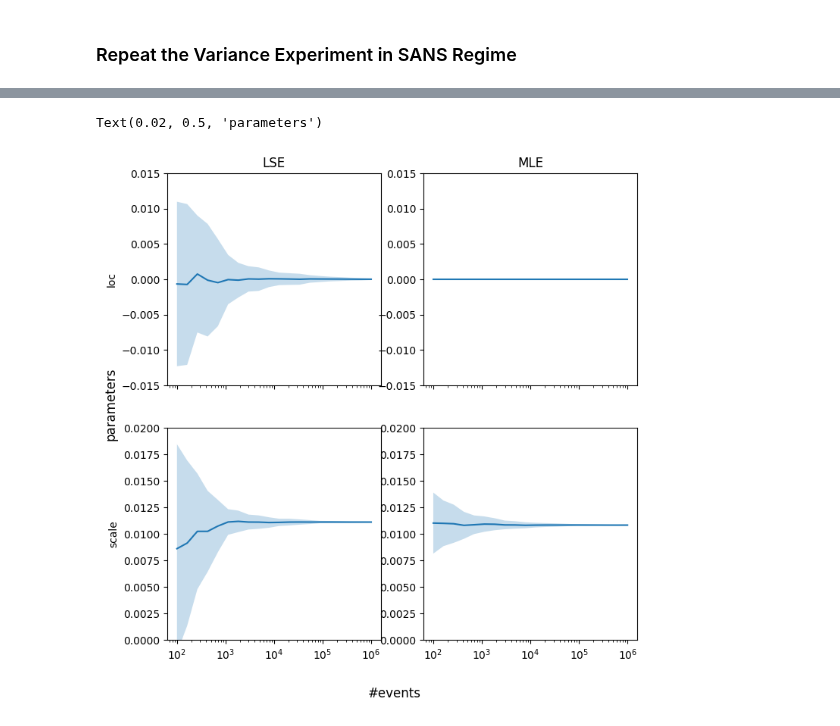
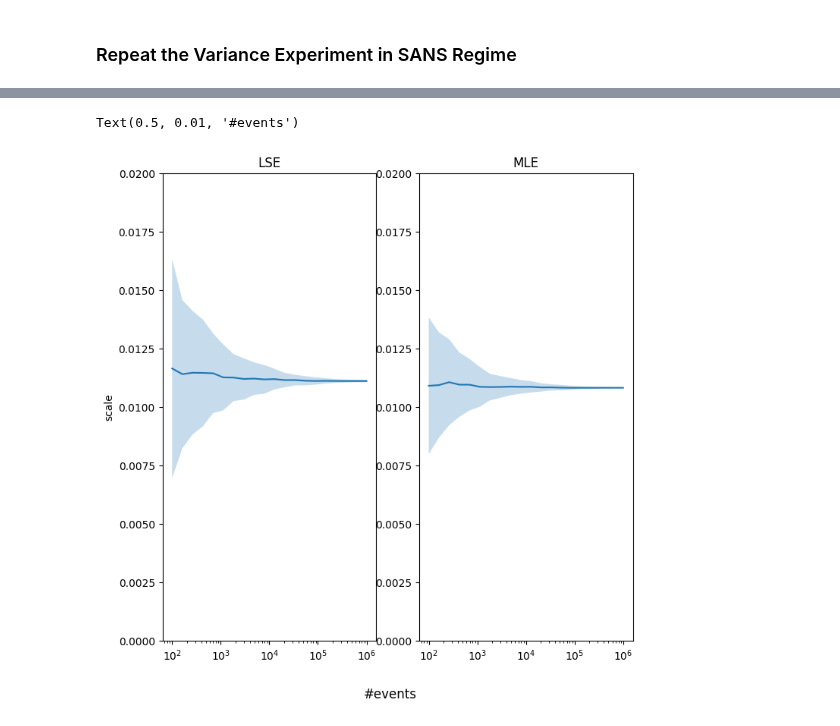
Before and after one commit to localoptimum/emtk, a Jupyter notebook: LSE-MLE comparison.ipynb, the cells around one changed output, grey strips where cells are left out. Cells and saved outputs as stored; diff of their text form; code cells hidden in the pictures.

Commit message:
LSE location parameter fixed at zero for SANS, apples vs apples

```diff
--- a/LSE-MLE comparison.ipynb
+++ b/LSE-MLE comparison.ipynb
@@ -709,11 +712,12 @@ setxrange = [0.001,0.1]
 
 def compare_cauchy(nevents, loc=peak_location, scale=peak_width, xrange=setxrange, seed=None, nbins=None,
                    legend=False, model_plot=False):
-    mle_fit_model = distributions.cauchy
+    mle_fit_model = stats.distributions.cauchy
     lse_fit_model = models.LorentzianModel()
     reference_model = mle_fit_model(loc=loc, scale=scale)
     emtk_model = emtk.lorentzianCurve()
-    parameters = compare(reference_model, mle_fit_model, lse_fit_model, emtk_model, nevents=nevents, xrange=xrange,
+    bayes_model = emtk.lorentzianCurve()
+    parameters = compare(reference_model, mle_fit_model, lse_fit_model, emtk_model, bayes_model, nevents=nevents, xrange=xrange,
                          nbins=nbins, seed=seed, legend=legend, model_plot=model_plot)
     return parameters
 
@@ -759,7 +743,7 @@ data = {seed: compare_cauchy(nevents=nevents, seed=seed, model_plot=False) for s
 pd_data = pd.DataFrame(data).T
 
 
-ax = pd_data[['loc_lse', 'loc_mle', 'scale_lse', 'scale_mle']].plot.box()
-ax.arrow(0.7, peak_location, 1.6, 0, linestyle='dotted', color='gray', width=0.0001)
+ax = pd_data[['scale_lse', 'scale_mle', 'scale_EMTK_MLE', 'scale_EMTK_BAYES']].plot.box()
+ax.arrow(0.7, peak_width, 1.6, 0, linestyle='dotted', color='gray', width=0.0001)
 ax.arrow(2.7, peak_width, 1.6, 0, linestyle='dotted', color='gray', width=0.0001)
 # %% [output]
@@ -850,27 +800,27 @@ def variance_plot(key, ax):
     ax.fill_between(*fill, alpha=0.25)
     ax.plot(*line)
 # %%
-fig, axs = plt.subplots(2, 2, sharex=True, sharey=False, figsize=(8, 8))
+fig, axs = plt.subplots(1, 2, sharex=True, sharey=False, figsize=(8, 8))
 
-axs[0,0].set_ylim(-0.015, 0.015)
-axs[0,1].set_ylim(-0.015, 0.015)
-axs[1,0].set_ylim(0.0, 0.02)
-axs[1,1].set_ylim(0.0, 0.02)
+#axs[0,0].set_ylim(-0.015, 0.015)
+#axs[0,1].set_ylim(-0.015, 0.015)
+axs[0].set_ylim(0.0, 0.02)
+axs[1].set_ylim(0.0, 0.02)
 
-axs[0,0].set_title("LSE")
-axs[0,1].set_title("MLE")
+axs[0].set_title("LSE")
+axs[1].set_title("MLE")
 
-axs[0,0].set_ylabel("loc")
-axs[1,0].set_ylabel("scale")
+axs[0].set_ylabel("scale")
+axs[0].set_ylabel("scale")
 
 
-variance_plot('loc_lse', axs[0,0])
-variance_plot('loc_mle', axs[0,1])
-variance_plot('scale_lse', axs[1,0])
-variance_plot('scale_mle', axs[1,1])
+#variance_plot('loc_lse', axs[0,0])
+#variance_plot('loc_mle', axs[0,1])
+variance_plot('scale_lse', axs[0])
+variance_plot('scale_mle', axs[1])
 
 fig.supxlabel('#events')
-fig.supylabel('parameters')
+#fig.supylabel('parameters')
 # %% [output]
-Text(0.02, 0.5, 'parameters')
+Text(0.5, 0.01, '#events')
-[figure, old version]
+[figure, new version]
```
Also changed, not shown: parts of 7 cells of this notebook.
